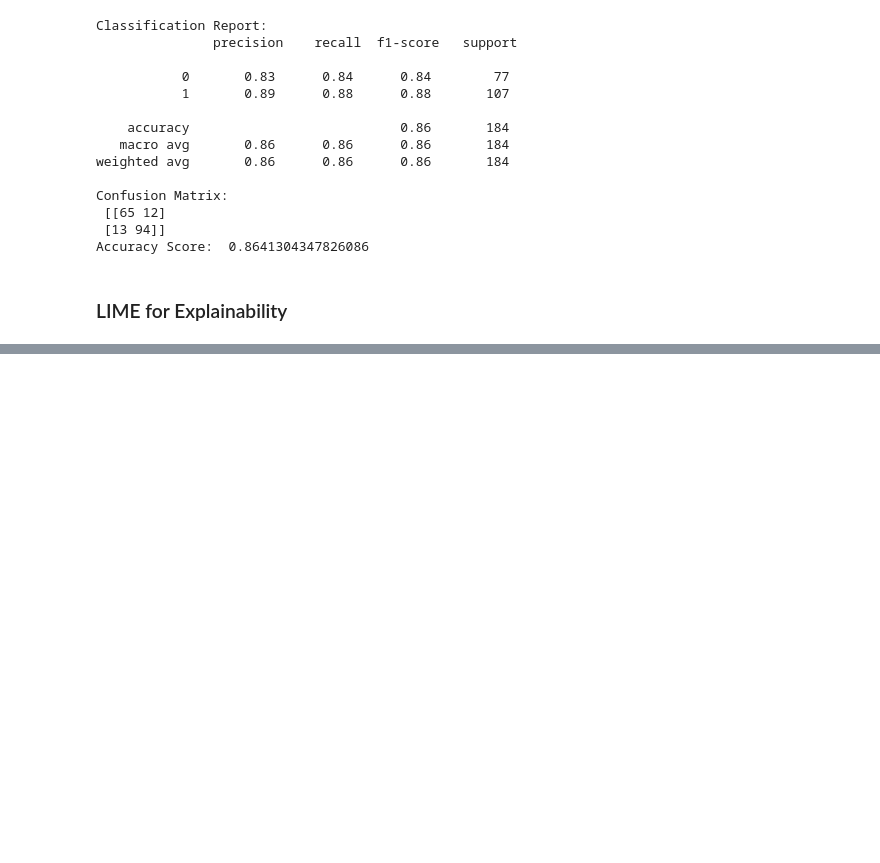
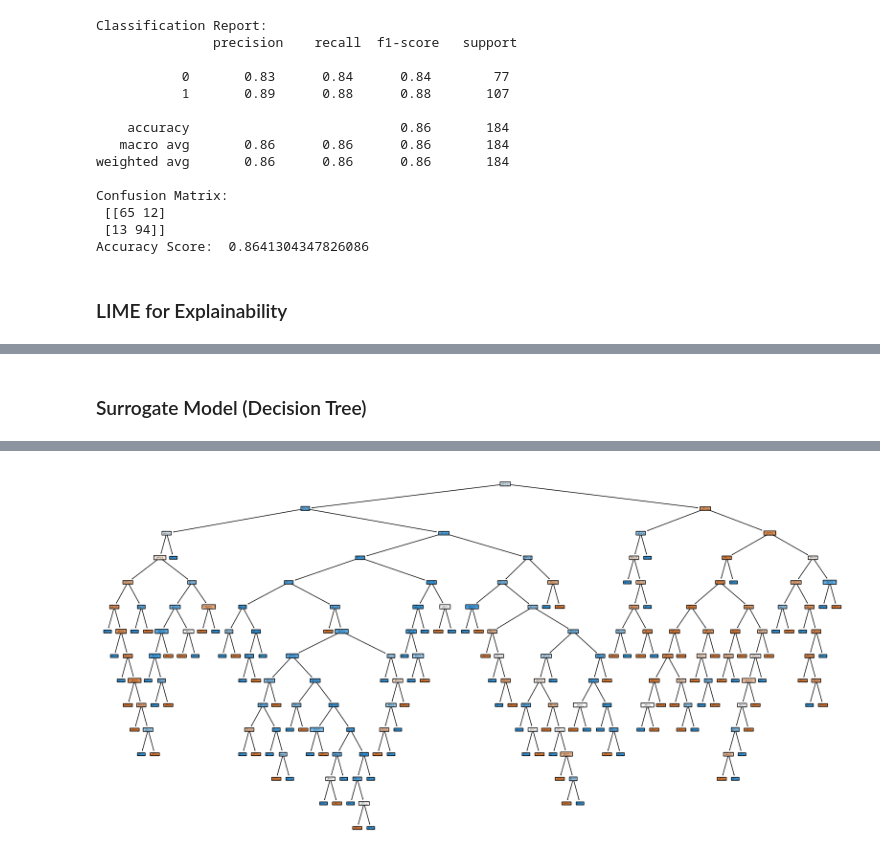
Before and after one commit to syahrezapratama/random-forrest-xai, a Jupyter notebook: random_forrest_model.ipynb, the cells around one changed output, grey strips where cells are left out. Saved outputs shown, nothing was run; the diff lists cells and outputs as text; code cells hidden in the pictures; blank space fills up the shorter version.

Commit message:
wip: decision tree model as a surrogate

```diff
--- a/random_forrest_model.ipynb
+++ b/random_forrest_model.ipynb
@@ -147,0 +154,75 @@ exp.show_in_notebook(show_table=True, show_all=False)
+# %% [markdown]
+### Surrogate Model (Decision Tree) ###
+# %%
+from sklearn.tree import DecisionTreeClassifier
+
+# Load the dataset
+file_path = './heart.csv'
+data = pd.read_csv(file_path)
+
+# Data Preprocessing
+# Separate features and target variable
+X = data.drop('HeartDisease', axis=1)
+y = data['HeartDisease']
+
+# Identify categorical and numerical columns
+categorical_cols = X.select_dtypes(include=['object']).columns
+numerical_cols = X.select_dtypes(include=(['int64', 'float64'])).columns
+
+# Preprocessing pipelines for both numeric and categorical data
+numeric_transformer = StandardScaler()
+categorical_transformer = OneHotEncoder(drop='first')  # Drop first to avoid dummy variable trap
+
+preprocessor = ColumnTransformer(
+    transformers=[
+        ('num', numeric_transformer, numerical_cols),
+        ('cat', categorical_transformer, categorical_cols)
+    ])
+
+# Splitting the Data
+X_train, X_test, y_train, y_test = train_test_split(X, y, test_size=0.2, random_state=42)
+
+# Define the Random Forest model
+rf_model = RandomForestClassifier(random_state=42)
+
+# Create a pipeline that preprocesses the data then applies the Random Forest model
+rf_pipeline = Pipeline(steps=[('preprocessor', preprocessor),
+                              ('classifier', rf_model)])
+
+# Train the Random Forest model
+rf_pipeline.fit(X_train, y_train)
+
+# Use the trained Random Forest model to predict the training data
+rf_predictions_train = rf_pipeline.predict(X_train)
+
+# Define the Decision Tree model
+dt_model = DecisionTreeClassifier(random_state=42)
+
+# Train the Decision Tree model on the original features with Random Forest predictions as target
+dt_pipeline = Pipeline(steps=[('preprocessor', preprocessor),
+                              ('classifier', dt_model)])
+
+dt_pipeline.fit(X_train, rf_predictions_train)
+
+# Evaluate the Decision Tree model
+rf_predictions_test = rf_pipeline.predict(X_test)
+dt_predictions_test = dt_pipeline.predict(X_test)
+
+print("Random Forest Model Performance on Test Data:")
+print("Classification Report:\n", classification_report(y_test, rf_predictions_test))
+print("Confusion Matrix:\n", confusion_matrix(y_test, rf_predictions_test))
+print("Accuracy Score: ", accuracy_score(y_test, rf_predictions_test))
+
+print("\nSurrogate Decision Tree Model Performance on Test Data:")
+print("Classification Report:\n", classification_report(rf_predictions_test, dt_predictions_test))
+print("Confusion Matrix:\n", confusion_matrix(rf_predictions_test, dt_predictions_test))
+print("Accuracy Score: ", accuracy_score(rf_predictions_test, dt_predictions_test))
+
+# Visualize the Decision Tree
+from sklearn.tree import plot_tree
+import matplotlib.pyplot as plt
+
+plt.figure(figsize=(20, 10))
+plot_tree(dt_model, feature_names=encoded_feature_names, class_names=['No Disease', 'Disease'], filled=True, rounded=True)
+plt.show()
+# %% [output]
@@ -147,0 +246 @@ exp.show_in_notebook(show_table=True, show_all=False)
+[figure, added]
```
Also changed, not shown: parts of 2 cells of this notebook, 1 other file.
